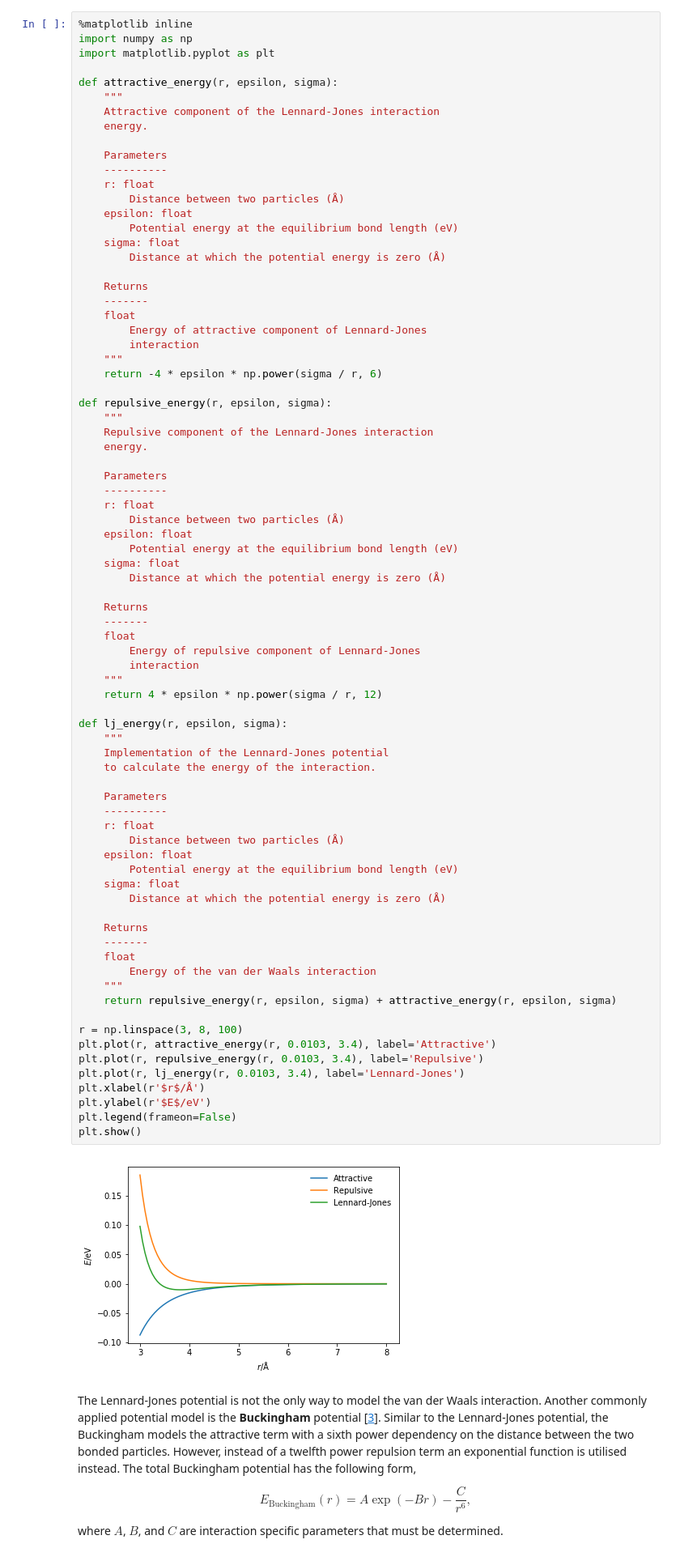
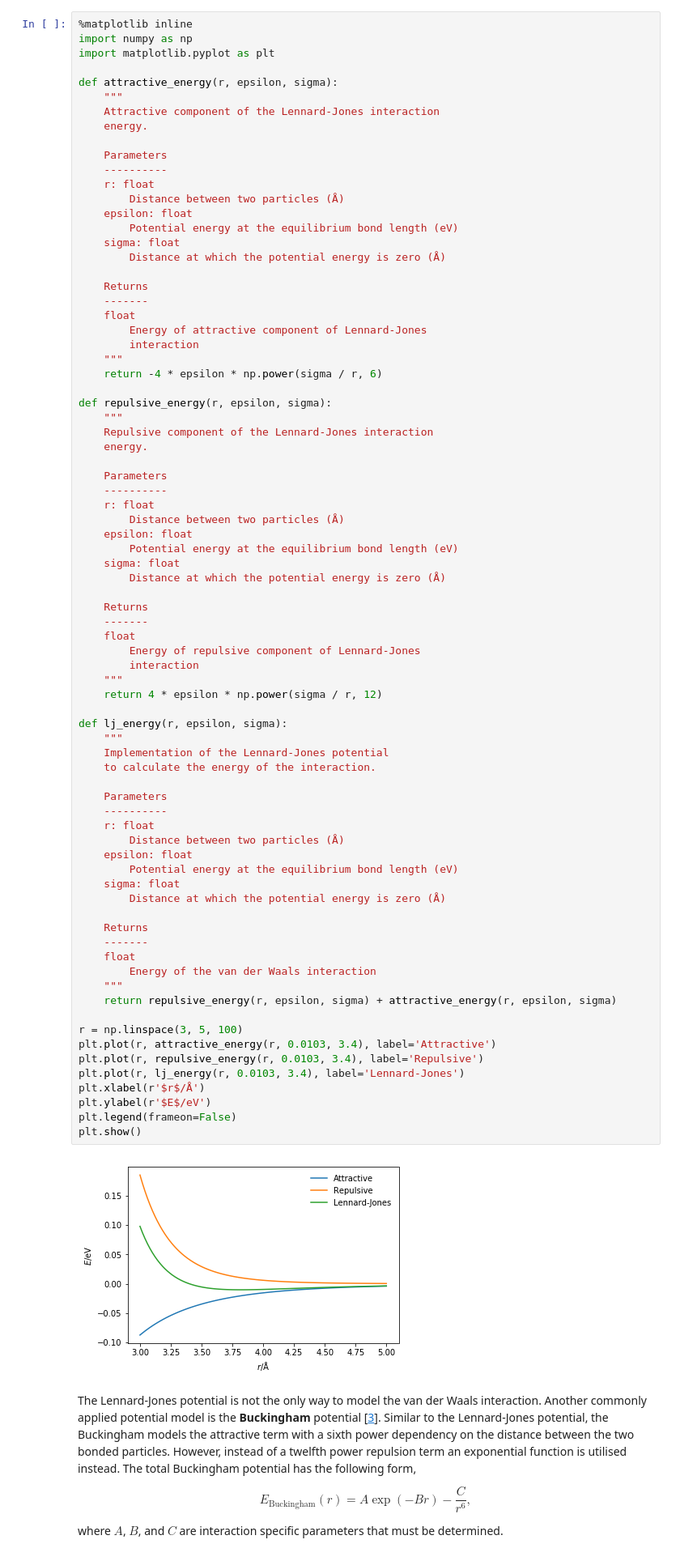
Before and after one commit to sobaba-12/sim_and_scat, a Jupyter notebook: content/classical_methods/van_der_waals.ipynb, the cells around one changed output. Shown at 81% size. Saved outputs shown, nothing was run; the diff lists cells and outputs as text.

```diff
--- a/content/classical_methods/van_der_waals.ipynb
+++ b/content/classical_methods/van_der_waals.ipynb
@@ -69,35 +69,35 @@ def repulsive_energy(r, epsilon, sigma):
 
 def lj_energy(r, epsilon, sigma):
     """
     Implementation of the Lennard-Jones potential
     to calculate the energy of the interaction.
 
     Parameters
     ----------
     r: float
         Distance between two particles (Å)
     epsilon: float
         Potential energy at the equilibrium bond length (eV)
     sigma: float
         Distance at which the potential energy is zero (Å)
 
     Returns
     -------
     float
         Energy of the van der Waals interaction
     """
     return repulsive_energy(r, epsilon, sigma) + attractive_energy(r, epsilon, sigma)
 
-r = np.linspace(3, 8, 100)
+r = np.linspace(3, 5, 100)
 plt.plot(r, attractive_energy(r, 0.0103, 3.4), label='Attractive')
 plt.plot(r, repulsive_energy(r, 0.0103, 3.4), label='Repulsive')
 plt.plot(r, lj_energy(r, 0.0103, 3.4), label='Lennard-Jones')
 plt.xlabel(r'$r$/Å')
 plt.ylabel(r'$E$/eV')
 plt.legend(frameon=False)
 plt.show()
 # %% [output]
-[figure, old version]
+[figure, new version]
 # %% [markdown]
 The Lennard-Jones potential is not the only way to model the van der Waals interaction.
 Another commonly applied potential model is the **Buckingham** potential [[3](#references)].
```
Also changed, not shown: parts of 3 cells of this notebook, 7 other files.
